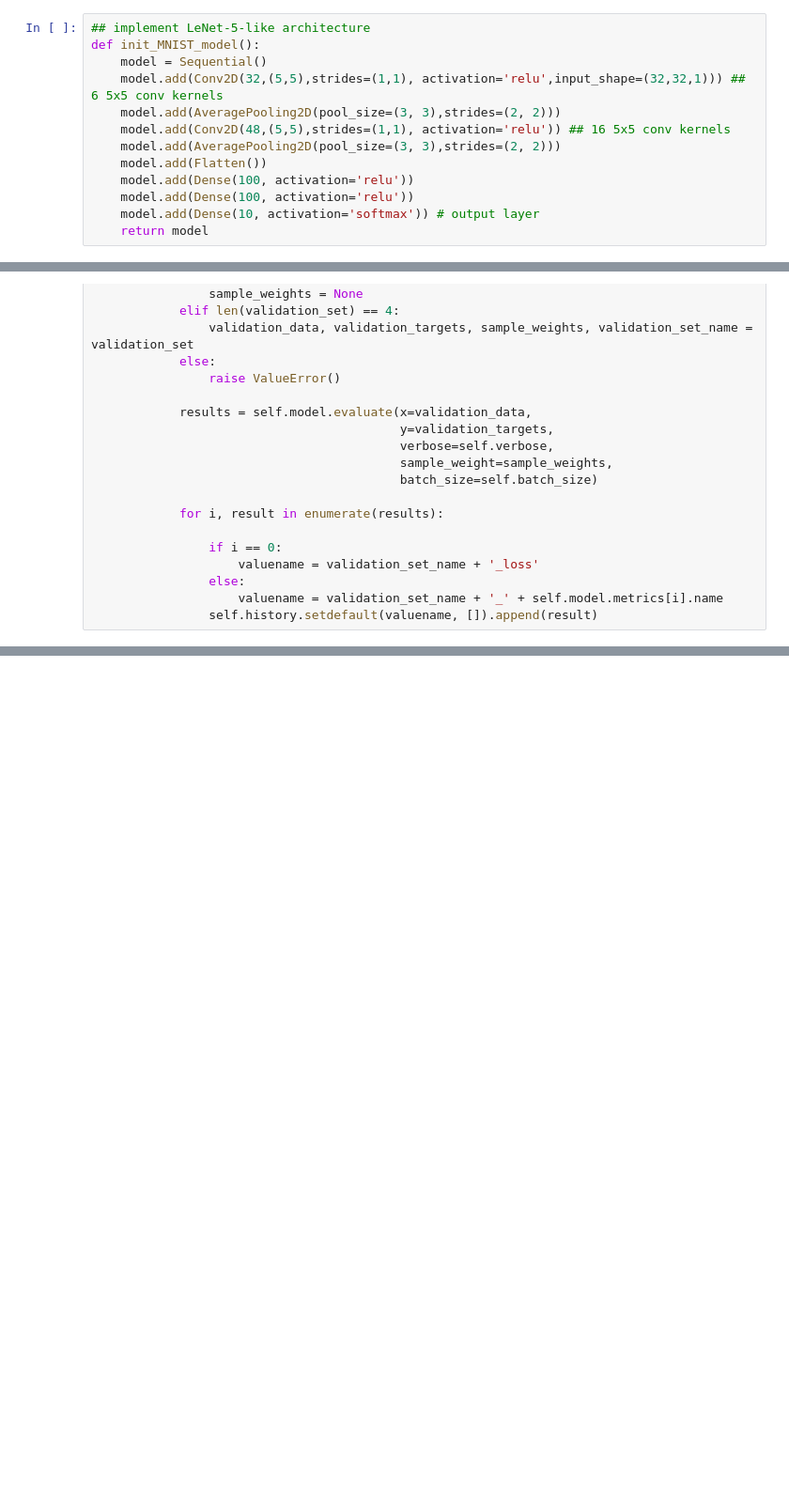
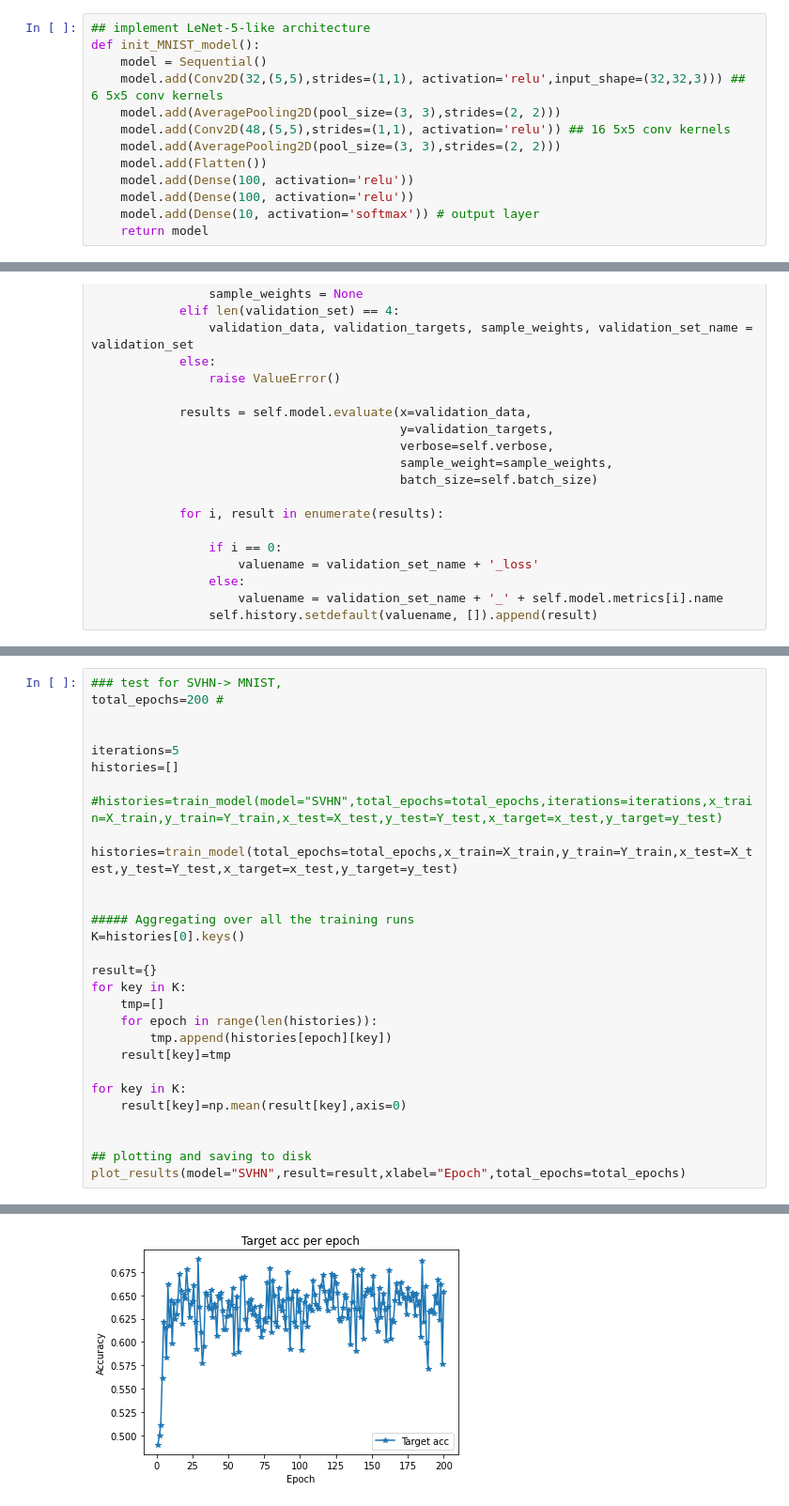
Before and after one commit to Breitholtz/mnist_transfer, a Jupyter notebook: mnist_transfer.ipynb, the cells around one changed output, grey strips where cells are left out. Shown at 94% size. Drawn from its saved outputs; the diff is of its cells as text; blank space fills up the shorter version.

```diff
--- a/mnist_transfer.ipynb
+++ b/mnist_transfer.ipynb
@@ -148,7 +282,7 @@ l_2-norm restriction when we train the SVHN architecture.
 ## implement LeNet-5-like architecture
 def init_MNIST_model():
     model = Sequential()
-    model.add(Conv2D(32,(5,5),strides=(1,1), activation='relu',input_shape=(32,32,1))) ## 6 5x5 conv kernels
+    model.add(Conv2D(32,(5,5),strides=(1,1), activation='relu',input_shape=(32,32,3))) ## 6 5x5 conv kernels
     model.add(AveragePooling2D(pool_size=(3, 3),strides=(2, 2)))
     model.add(Conv2D(48,(5,5),strides=(1,1), activation='relu')) ## 16 5x5 conv kernels
     model.add(AveragePooling2D(pool_size=(3, 3),strides=(2, 2)))
@@ -419,0 +446,30 @@ Epoch 8/300
+# %%
+### test for SVHN-> MNIST,
+total_epochs=200 #
+
+
+iterations=5
+histories=[]
+
+#histories=train_model(model="SVHN",total_epochs=total_epochs,iterations=iterations,x_train=X_train,y_train=Y_train,x_test=X_test,y_test=Y_test,x_target=x_test,y_target=y_test)
+
+histories=train_model(total_epochs=total_epochs,x_train=X_train,y_train=Y_train,x_test=X_test,y_test=Y_test,x_target=x_test,y_target=y_test)
+
+
+##### Aggregating over all the training runs
+K=histories[0].keys()
+
+result={}
+for key in K:
+    tmp=[]
+    for epoch in range(len(histories)):
+        tmp.append(histories[epoch][key])
+    result[key]=tmp
+
+for key in K:
+    result[key]=np.mean(result[key],axis=0)
+
+
+## plotting and saving to disk
+plot_results(model="SVHN",result=result,xlabel="Epoch",total_epochs=total_epochs)
+# %% [output]
@@ -419,0 +493 @@ Epoch 8/300
+[figure, added]
```
Also changed, not shown: parts of 19 cells of this notebook, 53 other files.
